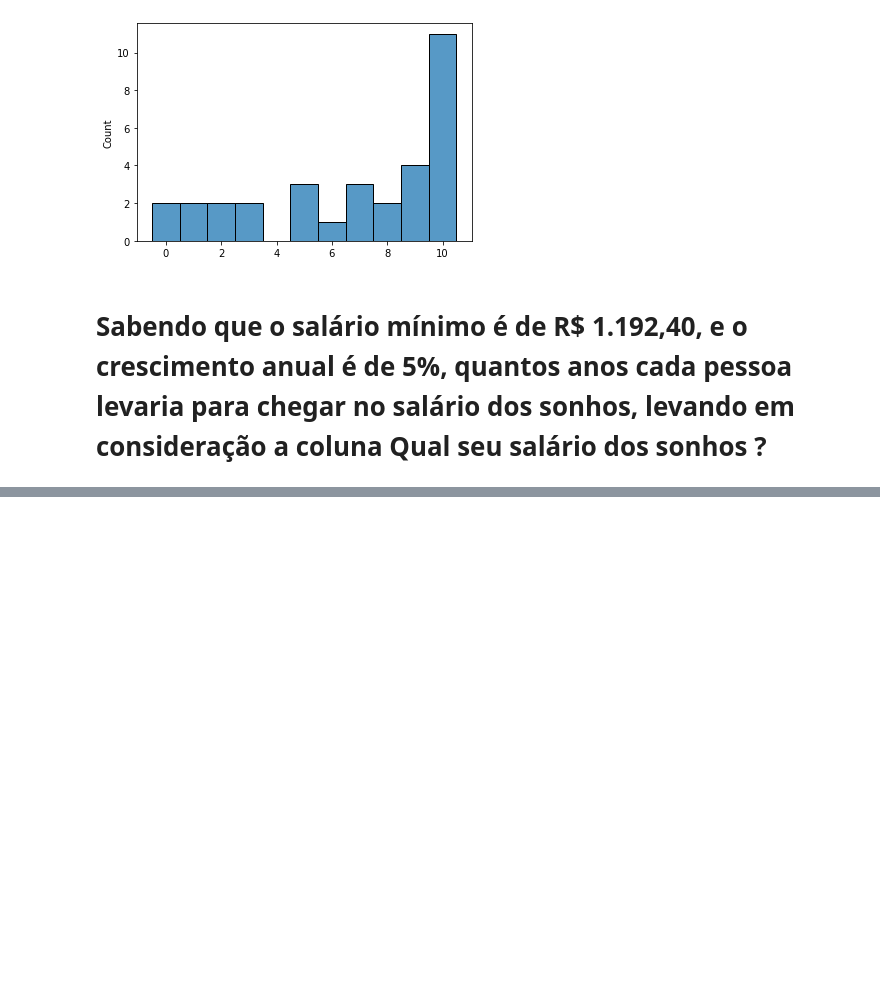
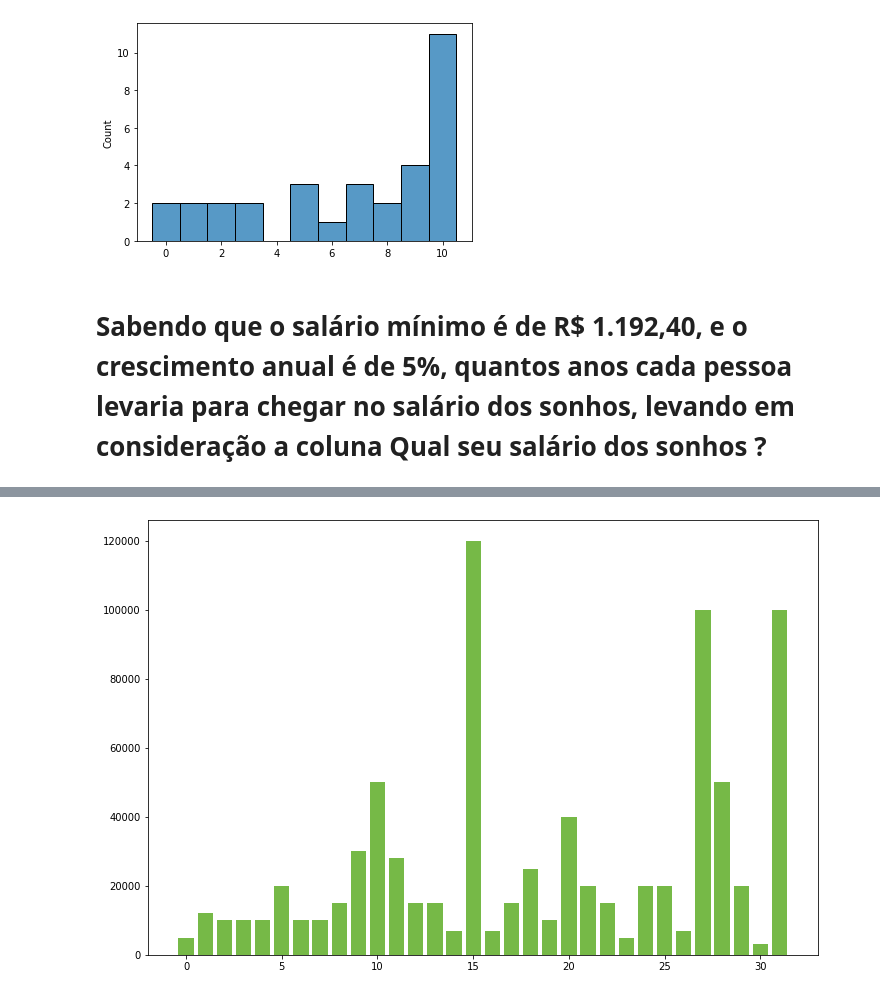
Before and after one commit to vitia-fritelle/Afrodev-Exerc-cios, a Jupyter notebook: Numpy.ipynb, the cells around one changed output, grey strips where cells are left out. Saved outputs shown, nothing was run; the diff lists cells and outputs as text; code cells hidden in the pictures; blank space fills up the shorter version.

```diff
--- a/Numpy.ipynb
+++ b/Numpy.ipynb
@@ -149,0 +233,5 @@ array([30., 48., 44., 44., 44., 58., 44., 44., 52., 67., 77., 65., 52.,
+# %%
+plt.figure(figsize=(12,8))
+plt.bar(x,salarios, color='#76B947');
+# %% [output]
+[figure, added]
```
Also changed, not shown: parts of 32 cells of this notebook.
